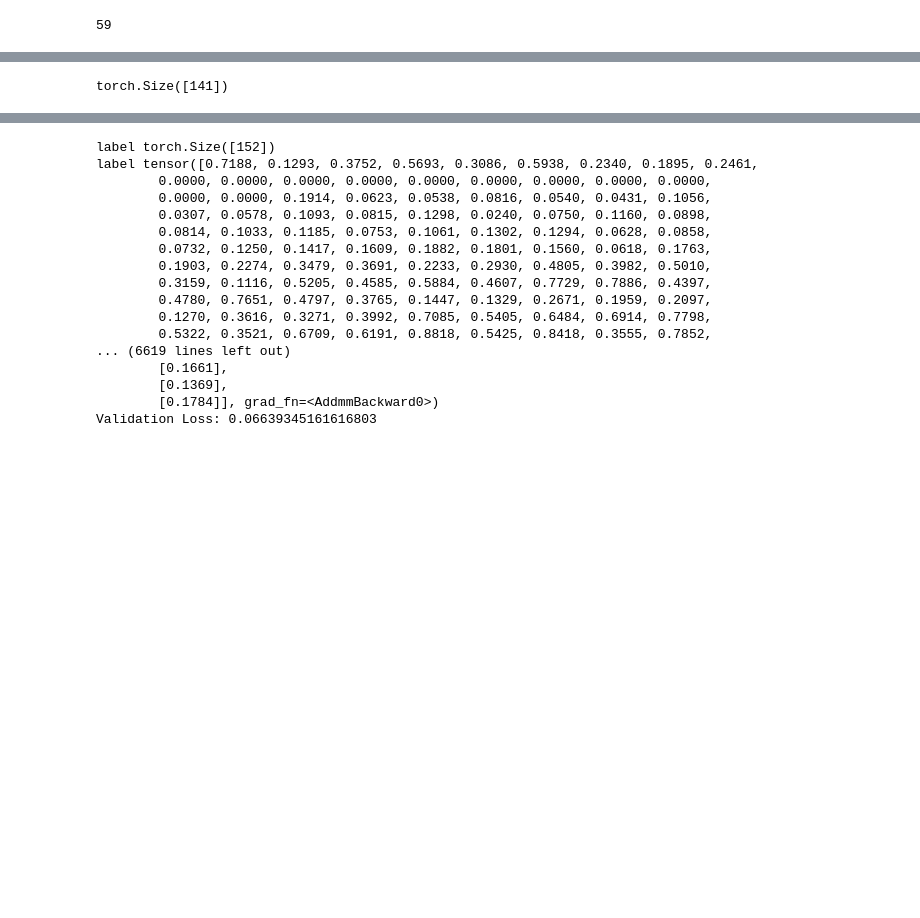
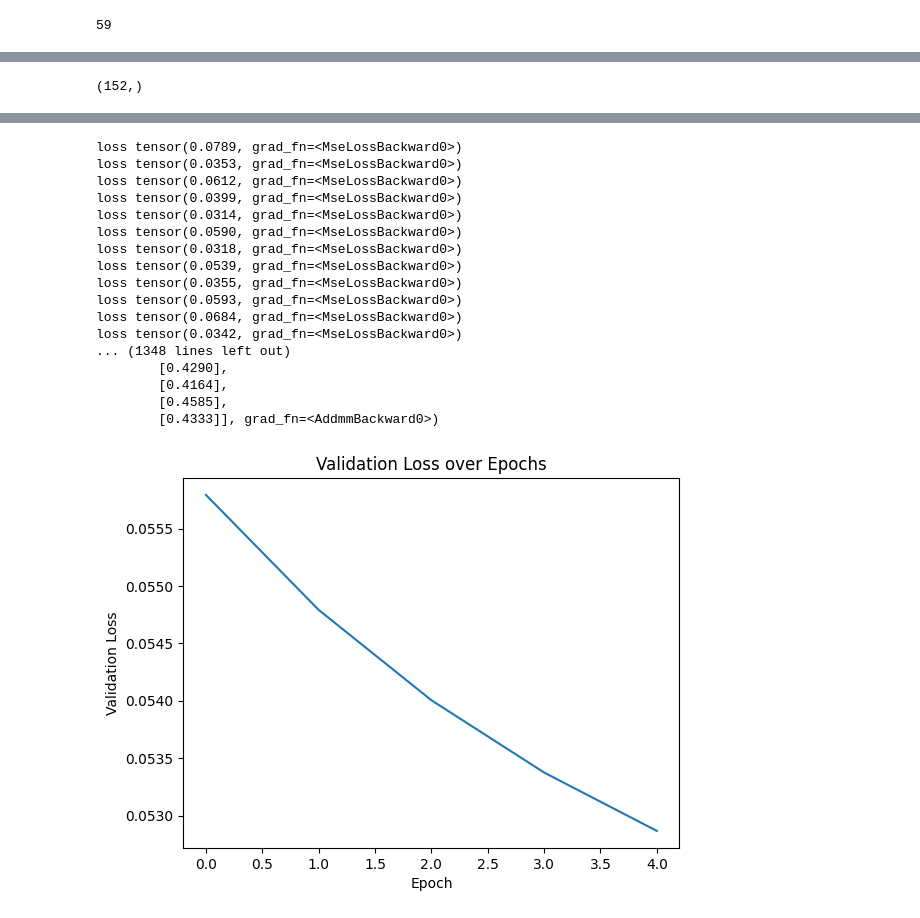
Before and after one commit to parakawa/protein_conservation_predictor, a Jupyter notebook: get_embeddings_and_training.ipynb, the cells around one changed output, grey strips where cells are left out. Cells and saved outputs as stored; diff of their text form; code cells hidden in the pictures; blank space fills up the shorter version.

Commit message:
plot loss

```diff
--- a/get_embeddings_and_training.ipynb
+++ b/get_embeddings_and_training.ipynb
@@ -104,6 +44,5 @@ len(vectors[5])
 # %%
-# Fonction pour charger les données à partir du CSV et les convertir en tenseurs
-def load_data(csv_file):
+def get_conservation_scores(csv_file):
     # Charger le CSV
     df = pd.read_csv(csv_file, delimiter=',', names=[
                      'sequence id', 'conservation score'], header=0)
@@ -111,8 +50,8 @@ def load_data(csv_file):
     sequences = df['sequence id'].values
     conservation_scores = df['conservation score'].apply(lambda x: np.array(
     [float(i) if i != 'nan' else 0.0 for i in x.split()], dtype=np.float32)).values
-    print("conservation_scores", conservation_scores)
+    #print("conservation_scores", conservation_scores)
 
     return sequences, conservation_scores
 
-sequences, conservation_scores_tensors = load_data('curated_dataset/reduced_input.csv')
+sequences, conservation_scores_tensors = get_conservation_scores('curated_dataset/reduced_input.csv')
@@ -137,7 +58,7 @@ conservation_scores [array([0.24585 , 0.386475, 0.670898, 0.519531, 0.53125 , 0.
 # %%
 conservation_scores_tensors[1].shape
 # %% [output]
-torch.Size([141])
+(152,)
 # %%
 # Fonction pour obtenir les embeddings correspondant aux séquences
 def get_embeddings(sequences, embeddings_dict):
@@ -158,24 +79,29 @@ def train_model_stochastic(model, optimizer, loss_fn, sequences, conservation_sc
     model.train()
     for i in range(len(sequences)):
         sequence_id = sequences[i]
+        if i == len(sequences) - 1:
+            print("sequence_id", sequence_id)
+            print("embedding", embedding)
         embedding = get_embedding(sequence_id, embeddings_dict)
         #embedding_tensor = torch.tensor(embedding, dtype=torch.float32)
         label = torch.tensor(conservation_scores[i], dtype=torch.float32)
-        print("label", label.shape)
-        print("label", label)
-        print("embedding", embedding.shape)
-        print("embedding", embedding)
-
 
         optimizer.zero_grad()
         output = model(embedding)
-        print("output", output.shape)
-        print("output", output)
 
 
         loss = loss_fn(output.squeeze(), label)
+        print("loss", loss)
         loss.backward()
         optimizer.step()
+        if i == len(sequences) - 1 or False:
+            print("label", label.shape)
+            print("label", label)
+            print("embedding", embedding.shape)
+            print("embedding", embedding)
+            print("output", output.shape)
+            print("output", output)
+
 
 
 
@@ -210,7 +136,7 @@ def evaluate_model(model, loss_fn, data_loader):
 # Configuration des hyperparamètres
 learning_rate = 0.001
 num_epochs = 5
-batch_size = 32
+batch_size = 1
 
 
 # Créer l'ensemble de données
@@ -230,17 +156,24 @@ model = LinearRegression(input_size=320)
 loss_fn = nn.MSELoss()
 optimizer = optim.SGD(model.parameters(), lr=learning_rate)
 
+val_losses = []
 # Entraînement du modèle
 for epoch in range(num_epochs):
     print(f'Epoch {epoch + 1}/{num_epochs}:')
     model.train()
     train_model_stochastic(model, optimizer, loss_fn,
-                           sequences[:10], conservation_scores_tensors[:10])
+                           sequences[:100], conservation_scores_tensors[:100])
 
     # Validation du modèle
     model.eval()
     val_loss = evaluate_model(model, loss_fn, val_loader)
-
-    print(f'Validation Loss: {val_loss}')
+    val_losses.append(val_loss)
+    #print(f'Validation Loss: {val_loss}')
+# on trace la perte de validation au fil des époques
+plt.plot(val_losses)
+plt.xlabel('Epoch')
+plt.ylabel('Validation Loss')
+plt.title('Validation Loss over Epochs')
+plt.show()
 # %% [output]
 Epoch 1/5:
@@ -263,17 +196,18 @@ label tensor([0.2458, 0.3865, 0.6709, 0.5195, 0.5312, 0.6304, 0.7959, 0.5171, 0.
-label torch.Size([152])
-label tensor([0.7188, 0.1293, 0.3752, 0.5693, 0.3086, 0.5938, 0.2340, 0.1895, 0.2461,
-        0.0000, 0.0000, 0.0000, 0.0000, 0.0000, 0.0000, 0.0000, 0.0000, 0.0000,
-        0.0000, 0.0000, 0.1914, 0.0623, 0.0538, 0.0816, 0.0540, 0.0431, 0.1056,
-        0.0307, 0.0578, 0.1093, 0.0815, 0.1298, 0.0240, 0.0750, 0.1160, 0.0898,
-        0.0814, 0.1033, 0.1185, 0.0753, 0.1061, 0.1302, 0.1294, 0.0628, 0.0858,
-        0.0732, 0.1250, 0.1417, 0.1609, 0.1882, 0.1801, 0.1560, 0.0618, 0.1763,
-        0.1903, 0.2274, 0.3479, 0.3691, 0.2233, 0.2930, 0.4805, 0.3982, 0.5010,
-        0.3159, 0.1116, 0.5205, 0.4585, 0.5884, 0.4607, 0.7729, 0.7886, 0.4397,
-        0.4780, 0.7651, 0.4797, 0.3765, 0.1447, 0.1329, 0.2671, 0.1959, 0.2097,
-        0.1270, 0.3616, 0.3271, 0.3992, 0.7085, 0.5405, 0.6484, 0.6914, 0.7798,
-        0.5322, 0.3521, 0.6709, 0.6191, 0.8818, 0.5425, 0.8418, 0.3555, 0.7852,
-... (6619 lines left out)
-        [0.1661],
-        [0.1369],
-        [0.1784]], grad_fn=<AddmmBackward0>)
-Validation Loss: 0.06639345161616803
+loss tensor(0.0789, grad_fn=<MseLossBackward0>)
+loss tensor(0.0353, grad_fn=<MseLossBackward0>)
+loss tensor(0.0612, grad_fn=<MseLossBackward0>)
+loss tensor(0.0399, grad_fn=<MseLossBackward0>)
+loss tensor(0.0314, grad_fn=<MseLossBackward0>)
+loss tensor(0.0590, grad_fn=<MseLossBackward0>)
+loss tensor(0.0318, grad_fn=<MseLossBackward0>)
+loss tensor(0.0539, grad_fn=<MseLossBackward0>)
+loss tensor(0.0355, grad_fn=<MseLossBackward0>)
+loss tensor(0.0593, grad_fn=<MseLossBackward0>)
+loss tensor(0.0684, grad_fn=<MseLossBackward0>)
+loss tensor(0.0342, grad_fn=<MseLossBackward0>)
+... (1348 lines left out)
+        [0.4290],
+        [0.4164],
+        [0.4585],
+        [0.4333]], grad_fn=<AddmmBackward0>)
+[figure, added]
```
Also changed, not shown: parts of 9 cells of this notebook, 1 other file.
